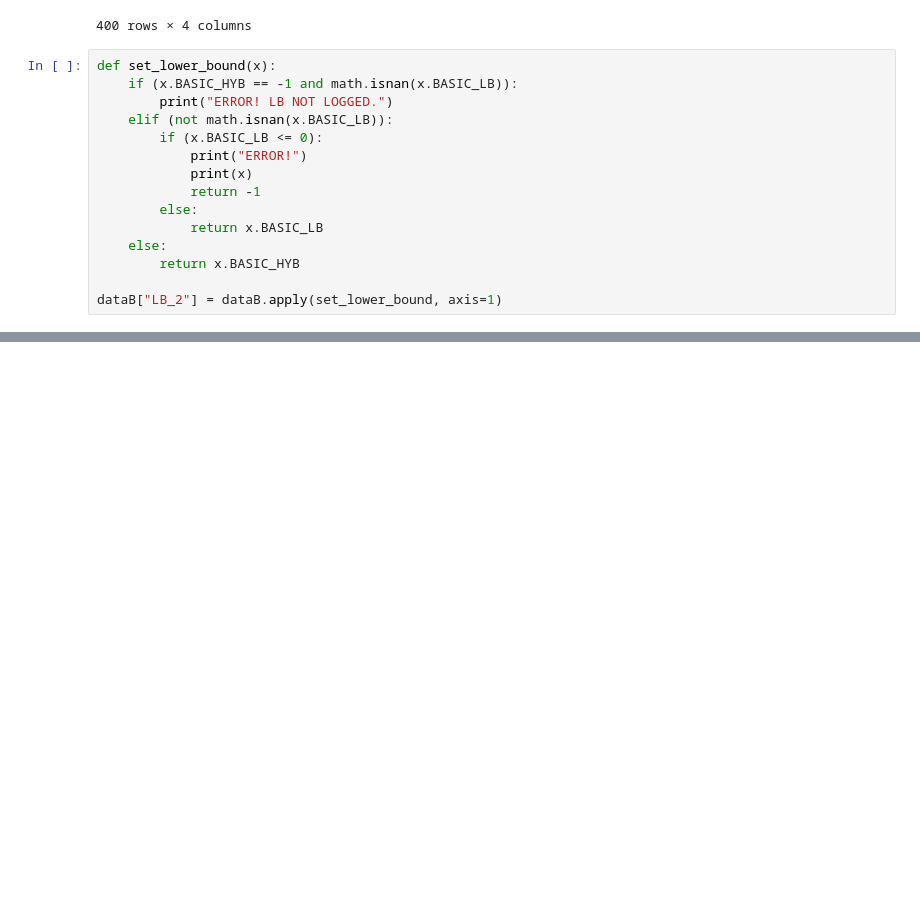
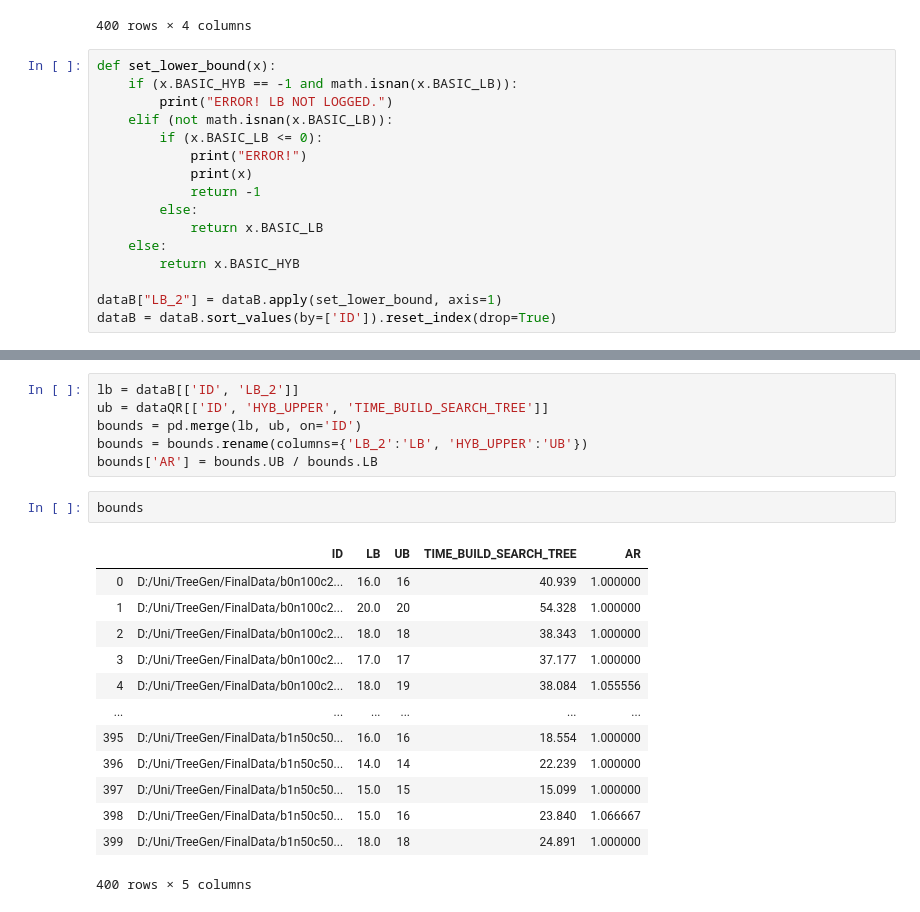
Before and after one commit to ericrisbakk/bachelor_thesis, a Jupyter notebook: data_analysis/BachelorThesisData.ipynb, the cells around one changed output, grey strips where cells are left out. Drawn from its saved outputs; the diff is of its cells as text; blank space fills up the shorter version.

```diff
--- a/data_analysis/BachelorThesisData.ipynb
+++ b/data_analysis/BachelorThesisData.ipynb
@@ -142,3 +145,4 @@ def set_lower_bound(x):
         return x.BASIC_HYB
 
 dataB["LB_2"] = dataB.apply(set_lower_bound, axis=1)
+dataB = dataB.sort_values(by=['ID']).reset_index(drop=True)
@@ -162,0 +160,22 @@ dtype: int64
+# %%
+lb = dataB[['ID', 'LB_2']]
+ub = dataQR[['ID', 'HYB_UPPER', 'TIME_BUILD_SEARCH_TREE']]
+bounds = pd.merge(lb, ub, on='ID')
+bounds = bounds.rename(columns={'LB_2':'LB', 'HYB_UPPER':'UB'})
+bounds['AR'] = bounds.UB / bounds.LB
+# %%
+bounds
+# %% [output]
+|  | ID | LB | UB | TIME_BUILD_SEARCH_TREE | AR |
+| 0 | D:/Uni/TreeGen/FinalData/b0n100c2... | 16.0 | 16 | 40.939 | 1.000000 |
+| 1 | D:/Uni/TreeGen/FinalData/b0n100c2... | 20.0 | 20 | 54.328 | 1.000000 |
+| 2 | D:/Uni/TreeGen/FinalData/b0n100c2... | 18.0 | 18 | 38.343 | 1.000000 |
+| 3 | D:/Uni/TreeGen/FinalData/b0n100c2... | 17.0 | 17 | 37.177 | 1.000000 |
+| 4 | D:/Uni/TreeGen/FinalData/b0n100c2... | 18.0 | 19 | 38.084 | 1.055556 |
+| ... | ... | ... | ... | ... | ... |
+| 395 | D:/Uni/TreeGen/FinalData/b1n50c50... | 16.0 | 16 | 18.554 | 1.000000 |
+| 396 | D:/Uni/TreeGen/FinalData/b1n50c50... | 14.0 | 14 | 22.239 | 1.000000 |
+| 397 | D:/Uni/TreeGen/FinalData/b1n50c50... | 15.0 | 15 | 15.099 | 1.000000 |
+| 398 | D:/Uni/TreeGen/FinalData/b1n50c50... | 15.0 | 16 | 23.840 | 1.066667 |
+| 399 | D:/Uni/TreeGen/FinalData/b1n50c50... | 18.0 | 18 | 24.891 | 1.000000 |
+400 rows × 5 columns
```
Also changed, not shown: parts of 9 cells of this notebook.
